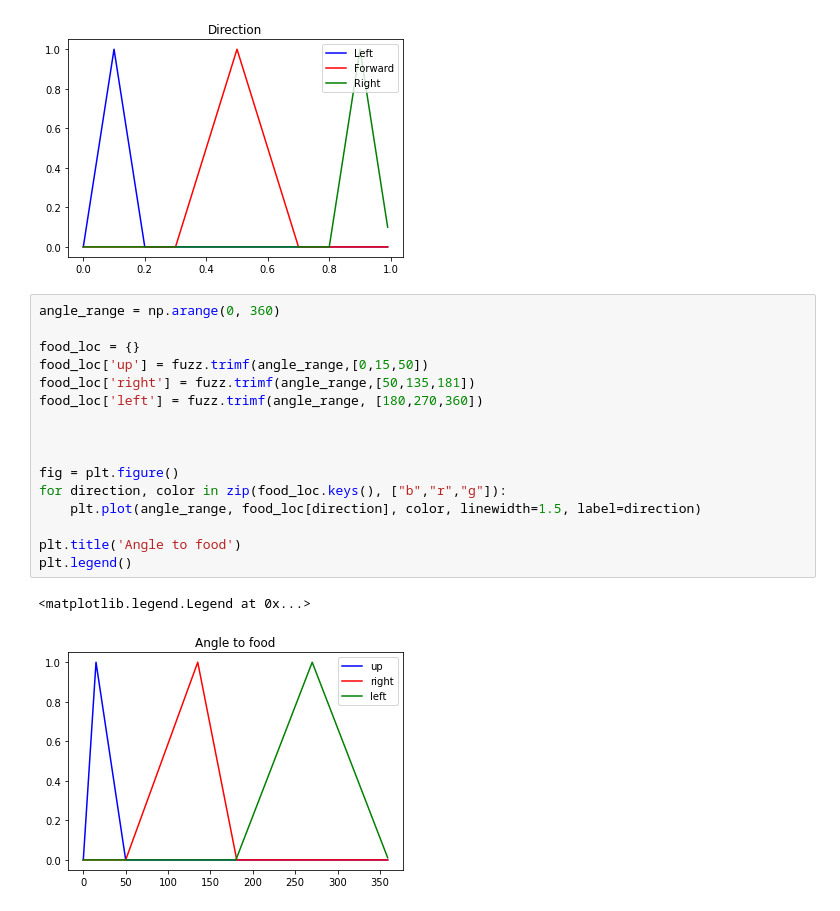
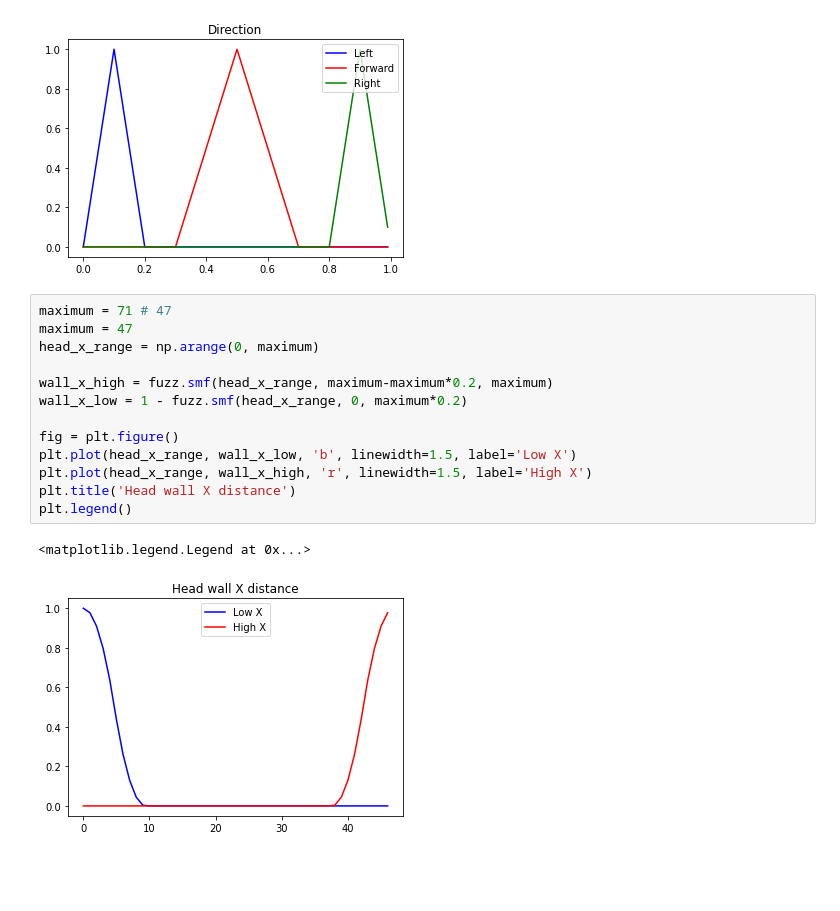
Before and after one commit to ProtossLuigi/snek, a Jupyter notebook: notebooks/DebugNotebook.ipynb, the cells around one changed output. Cells and saved outputs as stored; diff of their text form; blank space fills up the shorter version.

Commit message:
update -> wall rules

```diff
--- a/notebooks/DebugNotebook.ipynb
+++ b/notebooks/DebugNotebook.ipynb
@@ -79,22 +79,19 @@ plt.legend()
 # %% [output]
 <matplotlib.legend.Legend at 0x...>
 [figure]
-# %%
-angle_range = np.arange(0, 360)
-
-food_loc = {}
-food_loc['up'] = fuzz.trimf(angle_range,[0,15,50])
-food_loc['right'] = fuzz.trimf(angle_range,[50,135,181])
-food_loc['left'] = fuzz.trimf(angle_range, [180,270,360])
-
-
-
-fig = plt.figure()
-for direction, color in zip(food_loc.keys(), ["b","r","g"]):
-    plt.plot(angle_range, food_loc[direction], color, linewidth=1.5, label=direction)
-
-plt.title('Angle to food')
-plt.legend()
-# %% [output]
-<matplotlib.legend.Legend at 0x...>
-[figure, removed]
+# %%
+maximum = 71 # 47
+maximum = 47
+head_x_range = np.arange(0, maximum)
+
+wall_x_high = fuzz.smf(head_x_range, maximum-maximum*0.2, maximum)
+wall_x_low = 1 - fuzz.smf(head_x_range, 0, maximum*0.2)
+
+fig = plt.figure()
+plt.plot(head_x_range, wall_x_low, 'b', linewidth=1.5, label='Low X')
+plt.plot(head_x_range, wall_x_high, 'r', linewidth=1.5, label='High X')
+plt.title('Head wall X distance')
+plt.legend()
+# %% [output]
+<matplotlib.legend.Legend at 0x...>
+[figure, added]
```
Also changed, not shown: parts of 1 cell of this notebook, 1 other file.
